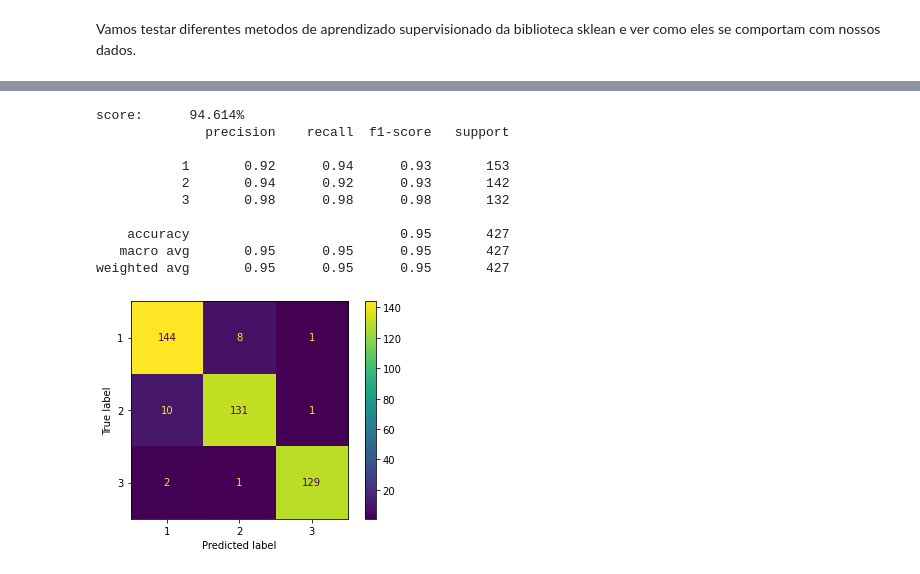
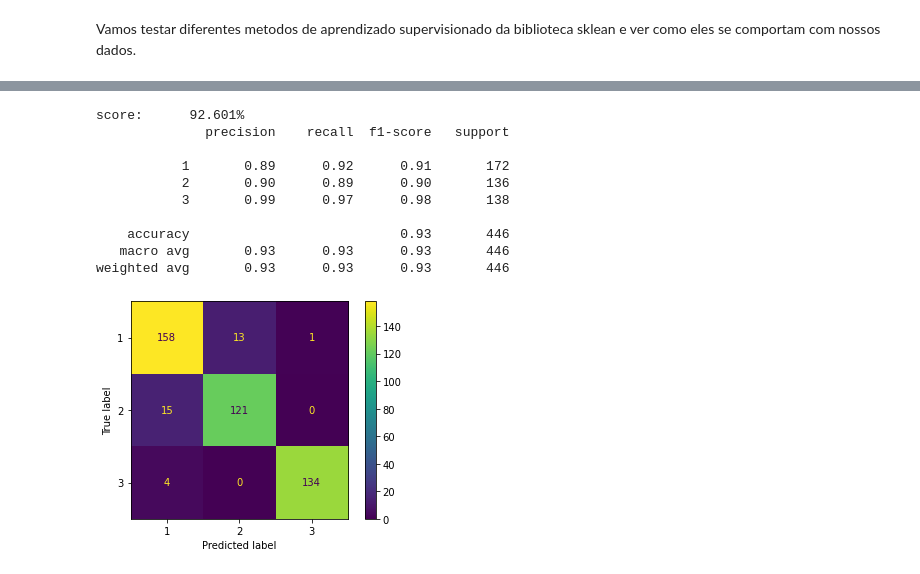
Before and after one commit to joannisbs/news-classific, a Jupyter notebook: poc1.ipynb, the cells around one changed output, grey strips where cells are left out. Cells and saved outputs as stored; diff of their text form; code cells hidden in the pictures.

```diff
--- a/poc1.ipynb
+++ b/poc1.ipynb
@@ -180,16 +188,19 @@ weighted avg       0.76      0.76      0.76       591
 # %%
-sklBoW.fitLinearRegretion(textsWOTreino, tagsWOTreino)
-sklBoW.testLinearRegretion(textsWOTest, tagsWOTest)
+LogisticRegression.fit(textsWOTreino, tagsWOTreino)
+LogisticRegression.test(textsWOTest, tagsWOTest)
 # %% [output]
-score:      94.614%
+score:      92.601%
               precision    recall  f1-score   support
 
-           1       0.92      0.94      0.93       153
-           2       0.94      0.92      0.93       142
-           3       0.98      0.98      0.98       132
+           1       0.89      0.92      0.91       172
+           2       0.90      0.89      0.90       136
+           3       0.99      0.97      0.98       138
 
-    accuracy                           0.95       427
-   macro avg       0.95      0.95      0.95       427
-weighted avg       0.95      0.95      0.95       427
+    accuracy                           0.93       446
+   macro avg       0.93      0.93      0.93       446
+weighted avg       0.93      0.93      0.93       446
-[figure, removed]
+# %%
+LogisticRegression.getConfusionMatrix(textsWOTest, tagsWOTest)
+# %% [output]
+[figure, added]
 # %%
```
Also changed, not shown: parts of 30 cells of this notebook, 1 other file.
